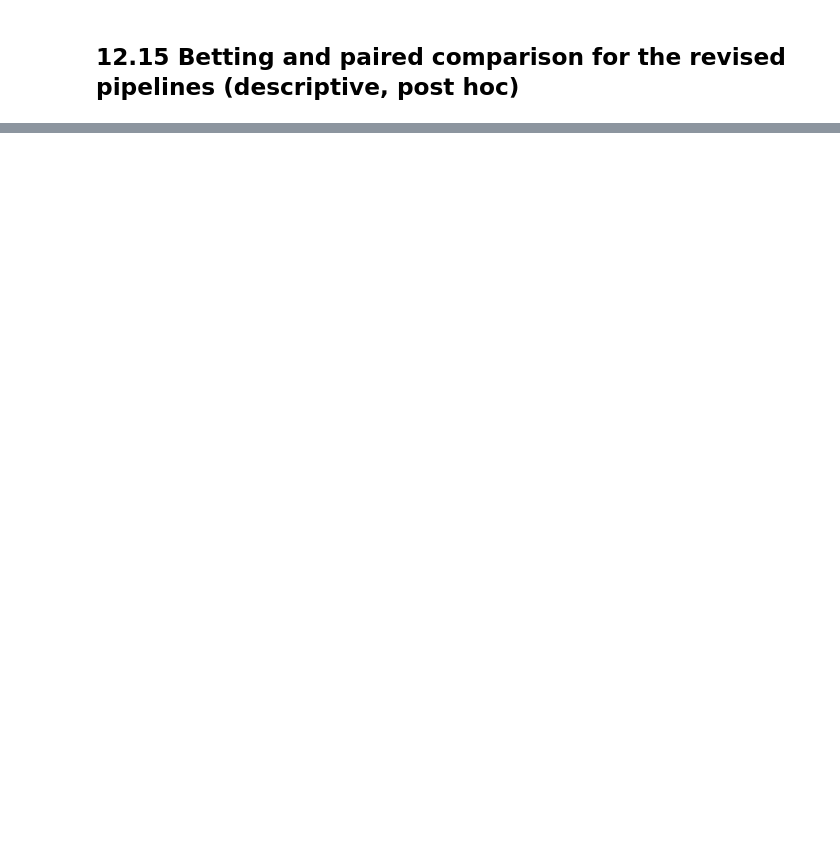
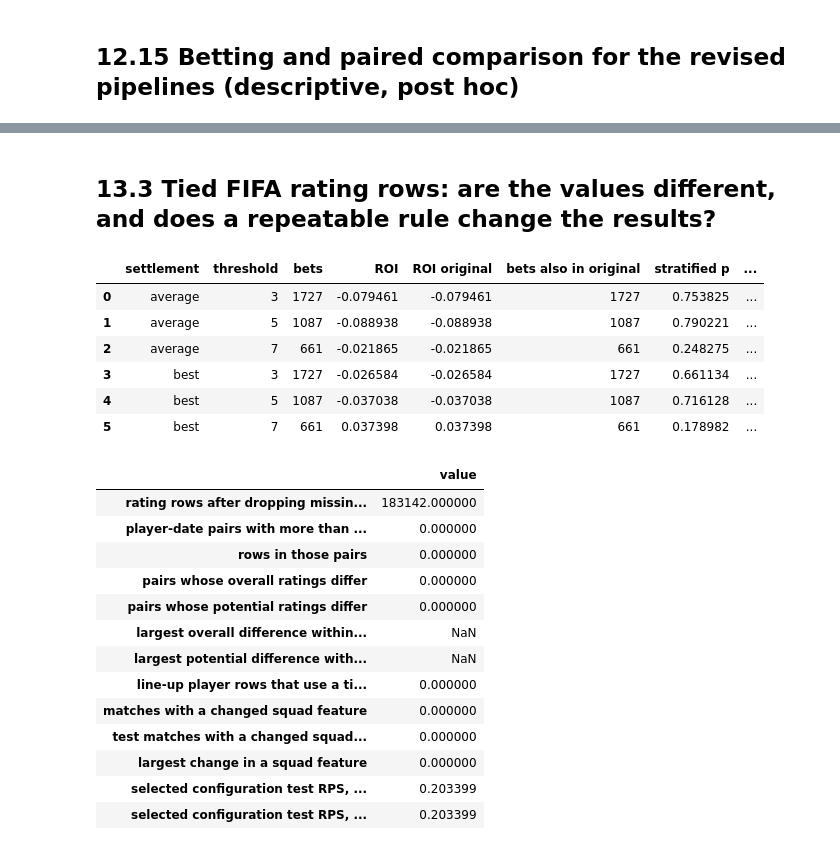
Before and after one commit to CameronTotham/RPDA8412_Notebook, a Jupyter notebook: RPDA8412_Notebook_upload/RPDA8412_Market_Efficiency.ipynb, the cells around one changed output, grey strips where cells are left out. Saved outputs shown, nothing was run; the diff lists cells and outputs as text; code cells hidden in the pictures; blank space fills up the shorter version.

```diff
--- a/RPDA8412_Notebook_upload/RPDA8412_Market_Efficiency.ipynb
+++ b/RPDA8412_Notebook_upload/RPDA8412_Market_Efficiency.ipynb
@@ -1528,0 +1575,58 @@ rev_bet.T
+# %% [markdown]
+## 13.3 Tied FIFA rating rows: are the values different, and does a repeatable rule change the results?
+# %%
+tie = pa.groupby(["player_api_id", "date"]).agg(rows=("overall_rating", "size"), ov_min=("overall_rating", "min"), ov_max=("overall_rating", "max"),
+                                                po_min=("potential", "min"), po_max=("potential", "max"))
+tie = tie[tie["rows"] > 1]
+# repeatable rule: tied rows for a player and date are averaged, which does not depend on row order
+pa_rule = pa.groupby(["player_api_id", "date"], as_index=False)[["overall_rating", "potential"]].mean().sort_values("date")
+rated_rule = pd.merge_asof(prev_lineups.sort_values("date"), pa_rule.rename(columns={"date": "rating_date"}), left_on="date", right_on="rating_date",
+                           by="player_api_id", direction="backward", allow_exact_matches=False)
+squad_rule = rated_rule.groupby(["id", "team"]).agg(squad_overall=("overall_rating", "mean"), squad_potential=("potential", "mean")).reset_index()
+F_rule = match[FEATURES].astype(float).reset_index(drop=True).copy()
+for side in ("home", "away"):
+    s_ = match[["id", f"{side}_team_api_id"]].merge(squad_rule, left_on=["id", f"{side}_team_api_id"], right_on=["id", "team"], how="left")
+    F_rule[f"{side}_squad_overall"] = s_["squad_overall"].to_numpy(); F_rule[f"{side}_squad_potential"] = s_["squad_potential"].to_numpy()
+F_rule["squad_overall_diff"] = F_rule["home_squad_overall"] - F_rule["away_squad_overall"]
+_d = (F_rule[SQUAD].to_numpy() - match[SQUAD].to_numpy().astype(float))
+_chg = np.nan_to_num(np.abs(_d)) > 1e-12
+_used = rated_rule.merge(tie.reset_index()[["player_api_id", "date"]].rename(columns={"date": "rating_date"}), on=["player_api_id", "rating_date"])
+m_rule = fit_cols(F_rule, FEATURES, tr); p_rule = m_rule.predict_proba(F_rule.loc[te, FEATURES]); ed_rule = p_rule - P_MKT[te]
+tie_info = {"rating rows after dropping missing overall": len(pa), "player-date pairs with more than one row": len(tie), "rows in those pairs": int(tie["rows"].sum()),
+            "pairs whose overall ratings differ": int((tie["ov_min"] != tie["ov_max"]).sum()), "pairs whose potential ratings differ": int((tie["po_min"] != tie["po_max"]).sum()),
+            "largest overall difference within a pair": float((tie["ov_max"] - tie["ov_min"]).max()), "largest potential difference within a pair": float((tie["po_max"] - tie["po_min"]).max()),
+            "line-up player rows that use a tied rating": len(_used), "matches with a changed squad feature": int(_chg.any(axis=1).sum()),
+            "test matches with a changed squad feature": int(_chg[te].any(axis=1).sum()), "largest change in a squad feature": float(np.nanmax(np.abs(_d))),
+            "selected configuration test RPS, original": rps(yt, P_SEL), "selected configuration test RPS, tied rows averaged": rps(yt, p_rule)}
+rows = []
+for settle, odds in (("average", odds_avg), ("best", odds_max)):
+    for t in (.03, .05, .07):
+        mask = ed_rule > t; r = roi(mask, odds); h = strat_null(mask, odds); f = fixed_bets_null(mask, odds)
+        rows.append({"settlement": settle, "threshold": int(t*100), "bets": int(mask.sum()), "ROI": r, "ROI original": roi(edge > t, odds),
+                     "bets also in original": int((mask & (edge > t)).sum()), "stratified p": (np.sum(h >= r) + 1) / (N_PERM + 1), "fixed-bets p": (np.sum(f >= r) + 1) / (N_PERM + 1)})
+tie_bet = pd.DataFrame(rows); tie_bet.to_csv(R2 / "tied_ratings_betting.csv", index=False)
+pd.Series(tie_info, name="value").to_frame().to_csv(R2 / "tied_ratings.csv")
+display(tie_bet)
+pd.Series(tie_info, name="value").to_frame()
+# %% [output]
+|  | settlement | threshold | bets | ROI | ROI original | bets also in original | stratified p | ... |
+| 0 | average | 3 | 1727 | -0.079461 | -0.079461 | 1727 | 0.753825 | ... |
+| 1 | average | 5 | 1087 | -0.088938 | -0.088938 | 1087 | 0.790221 | ... |
+| 2 | average | 7 | 661 | -0.021865 | -0.021865 | 661 | 0.248275 | ... |
+| 3 | best | 3 | 1727 | -0.026584 | -0.026584 | 1727 | 0.661134 | ... |
+| 4 | best | 5 | 1087 | -0.037038 | -0.037038 | 1087 | 0.716128 | ... |
+| 5 | best | 7 | 661 | 0.037398 | 0.037398 | 661 | 0.178982 | ... |
+|  | value |
+| rating rows after dropping missin... | 183142.000000 |
+| player-date pairs with more than ... | 0.000000 |
+| rows in those pairs | 0.000000 |
+| pairs whose overall ratings differ | 0.000000 |
+| pairs whose potential ratings differ | 0.000000 |
+| largest overall difference within... | NaN |
+| largest potential difference with... | NaN |
+| line-up player rows that use a ti... | 0.000000 |
+| matches with a changed squad feature | 0.000000 |
+| test matches with a changed squad... | 0.000000 |
+| largest change in a squad feature | 0.000000 |
+| selected configuration test RPS, ... | 0.203399 |
+| selected configuration test RPS, ... | 0.203399 |
```
Also changed, not shown: parts of 16 cells of this notebook, 29 other files.
